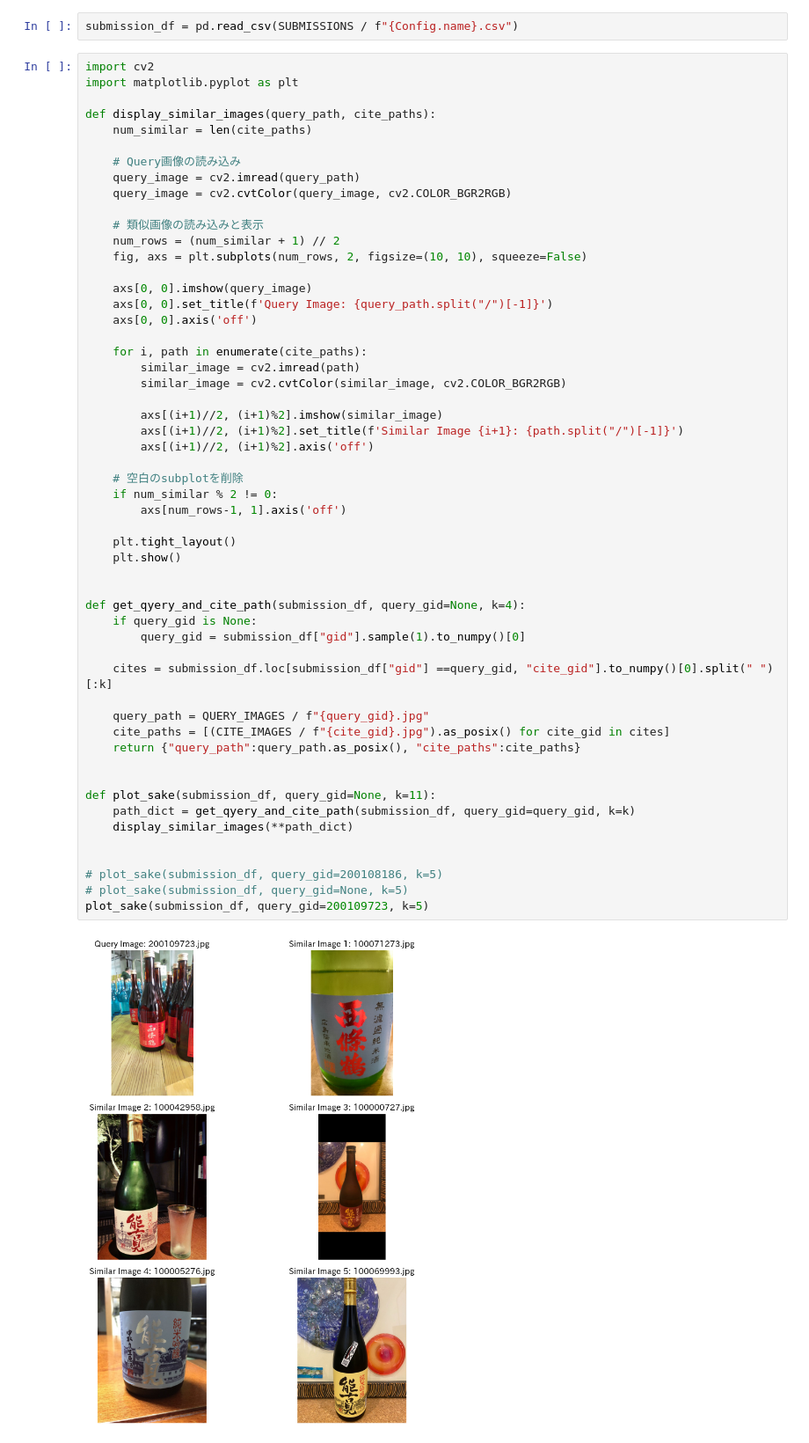
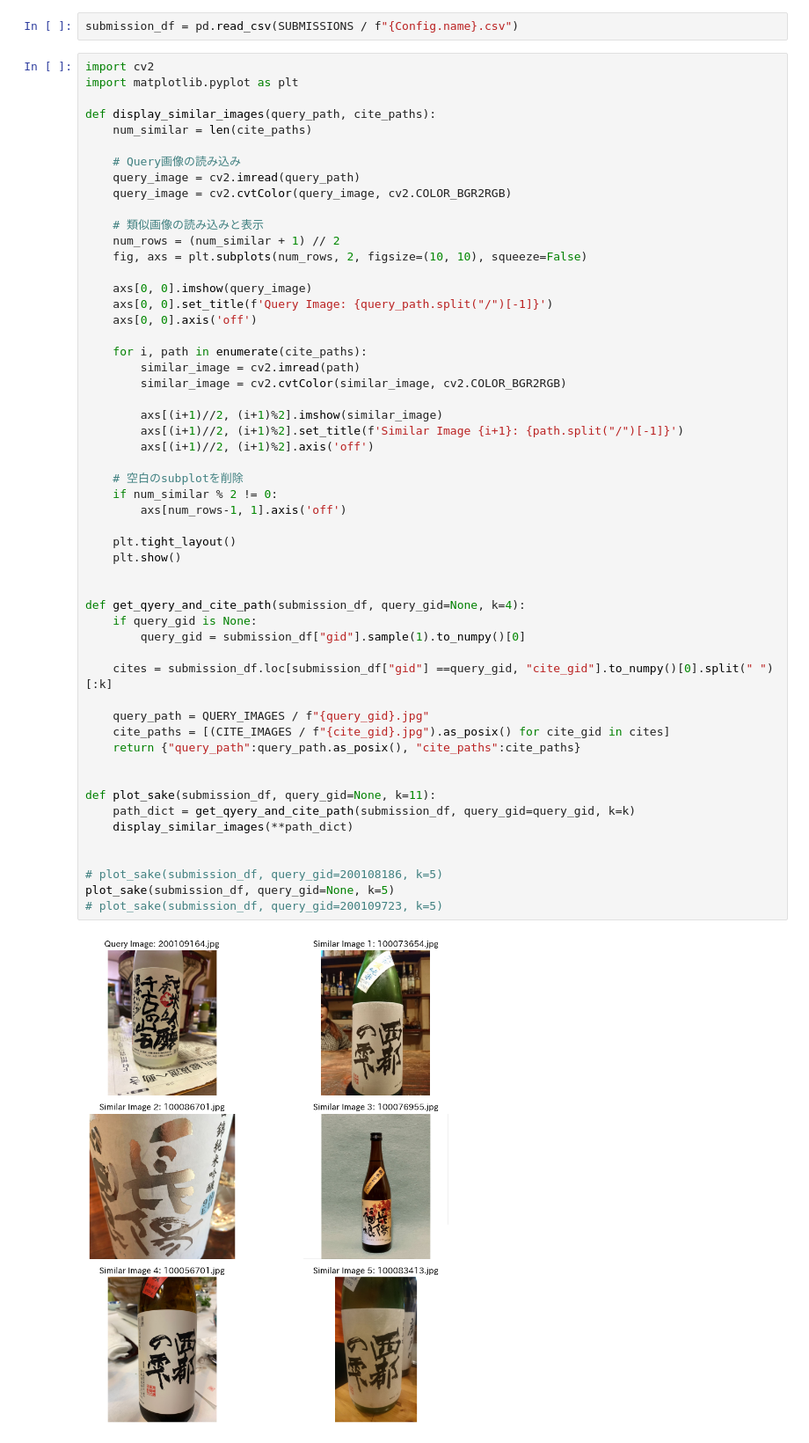
Before and after one commit to ryota0051/nishika-sake, a Jupyter notebook: notebooks/03_distance_learning/9-13_caformer.ipynb, the cells around one changed output. Shown at 88% size. Drawn from its saved outputs; the diff is of its cells as text.

```diff
--- a/notebooks/03_distance_learning/9-13_caformer.ipynb
+++ b/notebooks/03_distance_learning/9-13_caformer.ipynb
@@ -1014,33 +1014,33 @@ def display_similar_images(query_path, cite_paths):
         axs[(i+1)//2, (i+1)%2].imshow(similar_image)
         axs[(i+1)//2, (i+1)%2].set_title(f'Similar Image {i+1}: {path.split("/")[-1]}')
         axs[(i+1)//2, (i+1)%2].axis('off')
 
     # 空白のsubplotを削除
     if num_similar % 2 != 0:
         axs[num_rows-1, 1].axis('off')
 
     plt.tight_layout()
     plt.show()
 
 
 def get_qyery_and_cite_path(submission_df, query_gid=None, k=4):
     if query_gid is None:
         query_gid = submission_df["gid"].sample(1).to_numpy()[0]
 
     cites = submission_df.loc[submission_df["gid"] ==query_gid, "cite_gid"].to_numpy()[0].split(" ")[:k]
 
     query_path = QUERY_IMAGES / f"{query_gid}.jpg"
     cite_paths = [(CITE_IMAGES / f"{cite_gid}.jpg").as_posix() for cite_gid in cites]
     return {"query_path":query_path.as_posix(), "cite_paths":cite_paths}
 
 
 def plot_sake(submission_df, query_gid=None, k=11):
     path_dict = get_qyery_and_cite_path(submission_df, query_gid=query_gid, k=k)
     display_similar_images(**path_dict)
 
 
 # plot_sake(submission_df, query_gid=200108186, k=5)
-# plot_sake(submission_df, query_gid=None, k=5)
-plot_sake(submission_df, query_gid=200109723, k=5)
+plot_sake(submission_df, query_gid=None, k=5)
+# plot_sake(submission_df, query_gid=200109723, k=5)
 # %% [output]
-[figure, old version]
+[figure, new version]
```
Also changed, not shown: 11 other files.
